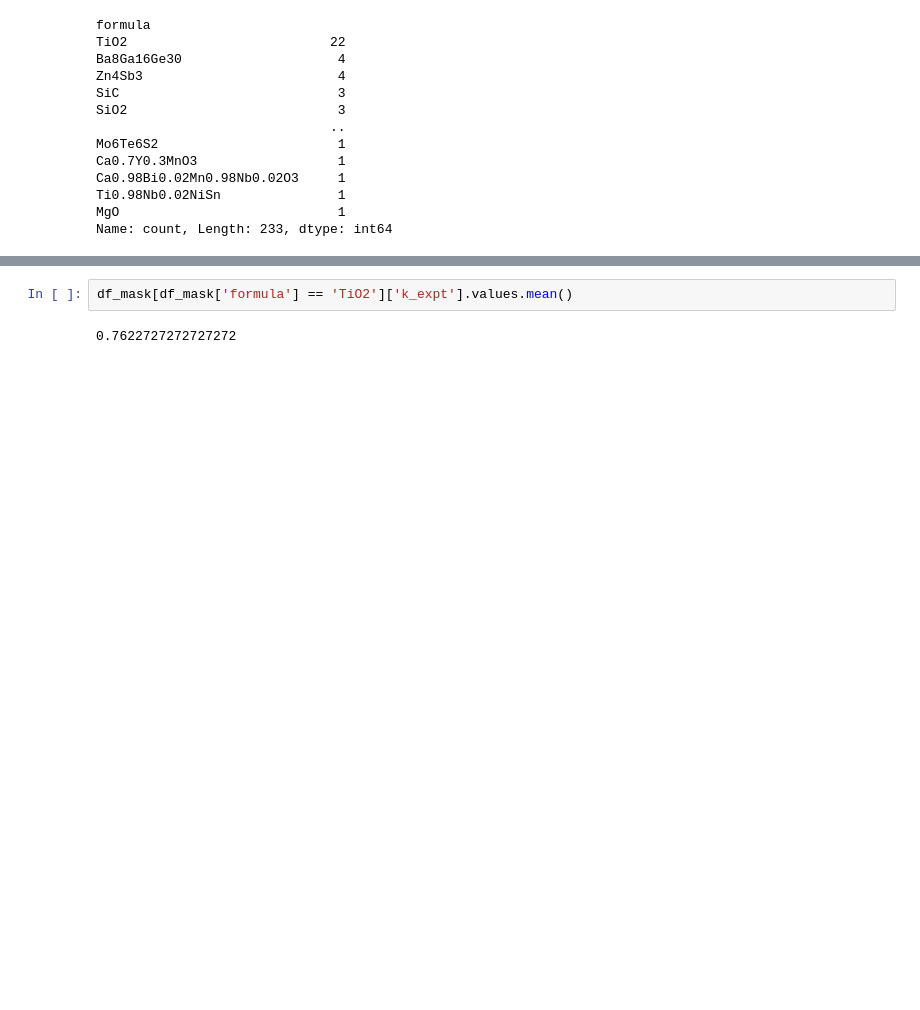
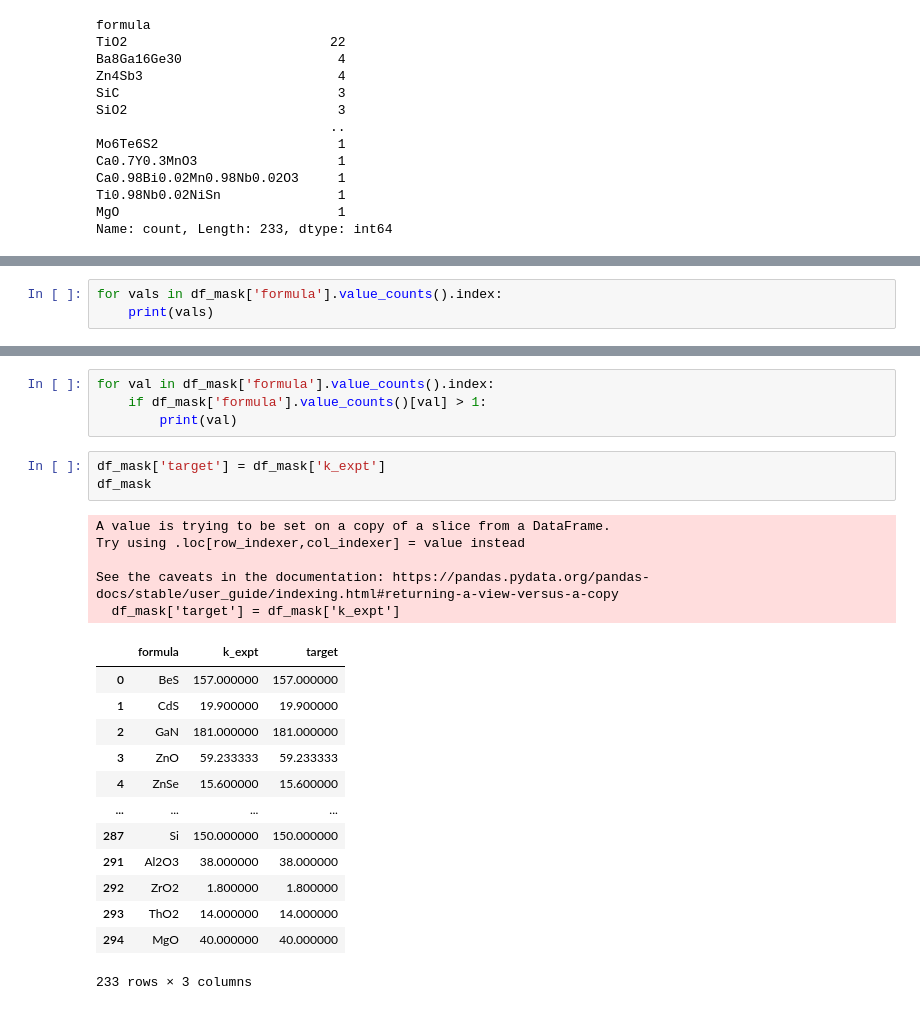
Before and after one commit to ramseyissa/qNIPV, a Jupyter notebook: notebooks/thermoelectric.ipynb, the cells around one changed output, grey strips where cells are left out. Drawn from its saved outputs; the diff is of its cells as text; blank space fills up the shorter version.

```diff
--- a/notebooks/thermoelectric.ipynb
+++ b/notebooks/thermoelectric.ipynb
@@ -249,0 +222,3 @@ df_mask[df_mask['formula'] == 'TiO2']
+# %%
+for vals in df_mask['formula'].value_counts().index:
+    print(vals)
@@ -250,4 +296,26 @@ df_mask[df_mask['formula'] == 'TiO2']
+# %%
+for val in df_mask['formula'].value_counts().index:
+    if df_mask['formula'].value_counts()[val] > 1:
+        print(val)
 # %%
-df_mask[df_mask['formula'] == 'TiO2']['k_expt'].values.mean()
+df_mask['target'] = df_mask['k_expt']
+df_mask
 # %% [output]
-0.7622727272727272
+A value is trying to be set on a copy of a slice from a DataFrame.
+Try using .loc[row_indexer,col_indexer] = value instead
+
+See the caveats in the documentation: https://pandas.pydata.org/pandas-docs/stable/user_guide/indexing.html#returning-a-view-versus-a-copy
+  df_mask['target'] = df_mask['k_expt']
+|  | formula | k_expt | target |
+| 0 | BeS | 157.000000 | 157.000000 |
+| 1 | CdS | 19.900000 | 19.900000 |
+| 2 | GaN | 181.000000 | 181.000000 |
+| 3 | ZnO | 59.233333 | 59.233333 |
+| 4 | ZnSe | 15.600000 | 15.600000 |
+| ... | ... | ... | ... |
+| 287 | Si | 150.000000 | 150.000000 |
+| 291 | Al2O3 | 38.000000 | 38.000000 |
+| 292 | ZrO2 | 1.800000 | 1.800000 |
+| 293 | ThO2 | 14.000000 | 14.000000 |
+| 294 | MgO | 40.000000 | 40.000000 |
+233 rows × 3 columns
```
Also changed, not shown: parts of 17 cells of this notebook.
